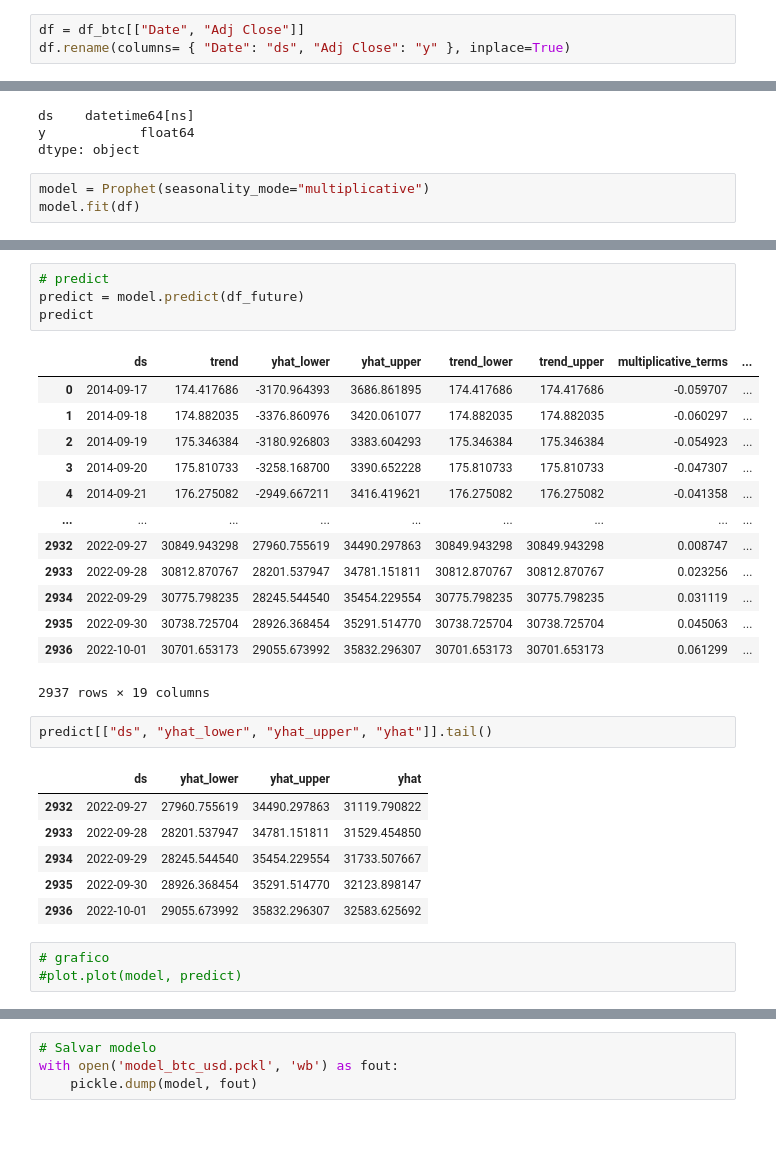
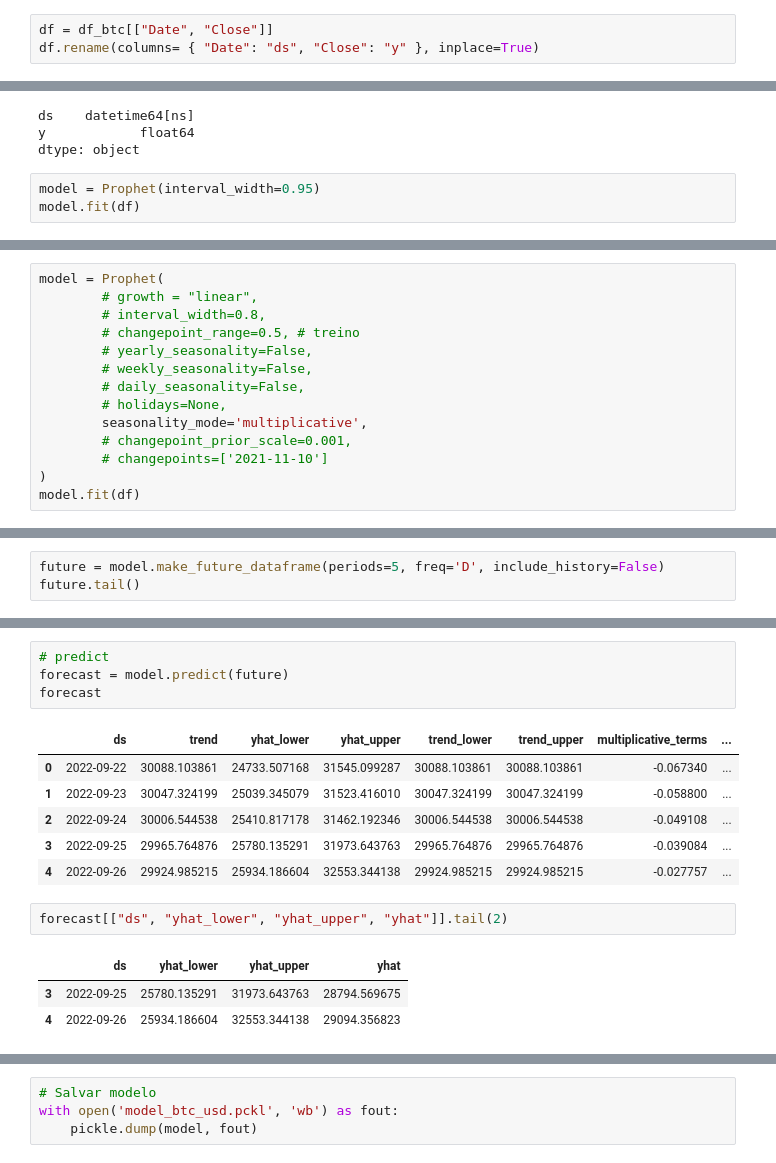
Before and after one commit to fabriciocovalesci/tcc_predict_crypto, a Jupyter notebook: model_predict/predict_crypto/bitcoin/model_btc.ipynb, the cells around one changed output, grey strips where cells are left out. Cells and saved outputs as stored; diff of their text form; blank space fills up the shorter version.

Commit message:
add news models

```diff
--- a/model_predict/predict_crypto/bitcoin/model_btc.ipynb
+++ b/model_predict/predict_crypto/bitcoin/model_btc.ipynb
@@ -50,6 +75,6 @@ df_btc.tail()
 # %%
-df = df_btc[["Date", "Adj Close"]]
-df.rename(columns= { "Date": "ds", "Adj Close": "y" }, inplace=True)
+df = df_btc[["Date", "Close"]]
+df.rename(columns= { "Date": "ds", "Close": "y" }, inplace=True)
 # %%
 df.tail()
 # %% [output]
@@ -72,6 +97,6 @@ ds    datetime64[ns]
 y            float64
 dtype: object
 # %%
-model = Prophet(seasonality_mode="multiplicative")
+model = Prophet(interval_width=0.95)
 model.fit(df)
 # %% [output]
@@ -90,0 +106,14 @@ df_future.tail()
+# %%
+model = Prophet(
+    	# growth = "linear",
+    	# interval_width=0.8,
+        # changepoint_range=0.5, # treino
+		# yearly_seasonality=False,
+		# weekly_seasonality=False,
+		# daily_seasonality=False,
+		# holidays=None,
+		seasonality_mode='multiplicative',
+  		# changepoint_prior_scale=0.001,
+    	# changepoints=['2021-11-10']
+)
+model.fit(df)
@@ -90,0 +124,3 @@ df_future.tail()
+# %%
+future = model.make_future_dataframe(periods=5, freq='D', include_history=False)
+future.tail()
@@ -91,30 +134,17 @@ df_future.tail()
 # %%
 # predict
-predict = model.predict(df_future)
-predict
+forecast = model.predict(future)
+forecast
 # %% [output]
 |  | ds | trend | yhat_lower | yhat_upper | trend_lower | trend_upper | multiplicative_terms | ... |
-| 0 | 2014-09-17 | 174.417686 | -3170.964393 | 3686.861895 | 174.417686 | 174.417686 | -0.059707 | ... |
-| 1 | 2014-09-18 | 174.882035 | -3376.860976 | 3420.061077 | 174.882035 | 174.882035 | -0.060297 | ... |
-| 2 | 2014-09-19 | 175.346384 | -3180.926803 | 3383.604293 | 175.346384 | 175.346384 | -0.054923 | ... |
-| 3 | 2014-09-20 | 175.810733 | -3258.168700 | 3390.652228 | 175.810733 | 175.810733 | -0.047307 | ... |
-| 4 | 2014-09-21 | 176.275082 | -2949.667211 | 3416.419621 | 176.275082 | 176.275082 | -0.041358 | ... |
-| ... | ... | ... | ... | ... | ... | ... | ... | ... |
-| 2932 | 2022-09-27 | 30849.943298 | 27960.755619 | 34490.297863 | 30849.943298 | 30849.943298 | 0.008747 | ... |
-| 2933 | 2022-09-28 | 30812.870767 | 28201.537947 | 34781.151811 | 30812.870767 | 30812.870767 | 0.023256 | ... |
-| 2934 | 2022-09-29 | 30775.798235 | 28245.544540 | 35454.229554 | 30775.798235 | 30775.798235 | 0.031119 | ... |
-| 2935 | 2022-09-30 | 30738.725704 | 28926.368454 | 35291.514770 | 30738.725704 | 30738.725704 | 0.045063 | ... |
-| 2936 | 2022-10-01 | 30701.653173 | 29055.673992 | 35832.296307 | 30701.653173 | 30701.653173 | 0.061299 | ... |
+| 0 | 2022-09-22 | 30088.103861 | 24733.507168 | 31545.099287 | 30088.103861 | 30088.103861 | -0.067340 | ... |
+| 1 | 2022-09-23 | 30047.324199 | 25039.345079 | 31523.416010 | 30047.324199 | 30047.324199 | -0.058800 | ... |
+| 2 | 2022-09-24 | 30006.544538 | 25410.817178 | 31462.192346 | 30006.544538 | 30006.544538 | -0.049108 | ... |
+| 3 | 2022-09-25 | 29965.764876 | 25780.135291 | 31973.643763 | 29965.764876 | 29965.764876 | -0.039084 | ... |
+| 4 | 2022-09-26 | 29924.985215 | 25934.186604 | 32553.344138 | 29924.985215 | 29924.985215 | -0.027757 | ... |
-2937 rows × 19 columns
 # %%
-predict[["ds", "yhat_lower", "yhat_upper", "yhat"]].tail()
+forecast[["ds", "yhat_lower", "yhat_upper", "yhat"]].tail(2)
 # %% [output]
 |  | ds | yhat_lower | yhat_upper | yhat |
-| 2932 | 2022-09-27 | 27960.755619 | 34490.297863 | 31119.790822 |
-| 2933 | 2022-09-28 | 28201.537947 | 34781.151811 | 31529.454850 |
-| 2934 | 2022-09-29 | 28245.544540 | 35454.229554 | 31733.507667 |
-| 2935 | 2022-09-30 | 28926.368454 | 35291.514770 | 32123.898147 |
-| 2936 | 2022-10-01 | 29055.673992 | 35832.296307 | 32583.625692 |
+| 3 | 2022-09-25 | 25780.135291 | 31973.643763 | 28794.569675 |
+| 4 | 2022-09-26 | 25934.186604 | 32553.344138 | 29094.356823 |
-# %%
-# grafico
-#plot.plot(model, predict)
```
Also changed, not shown: parts of 16 cells of this notebook, 17 other files.
